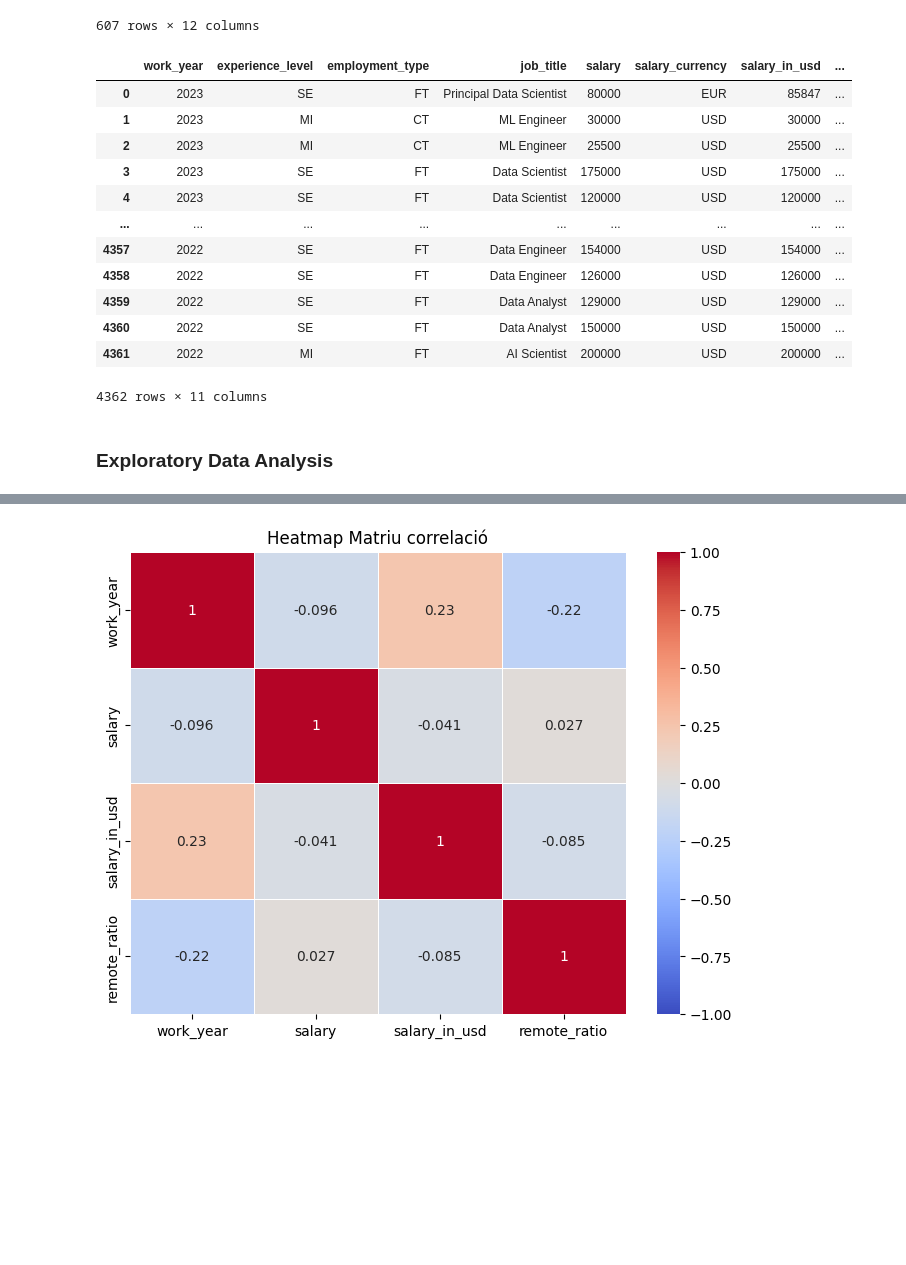
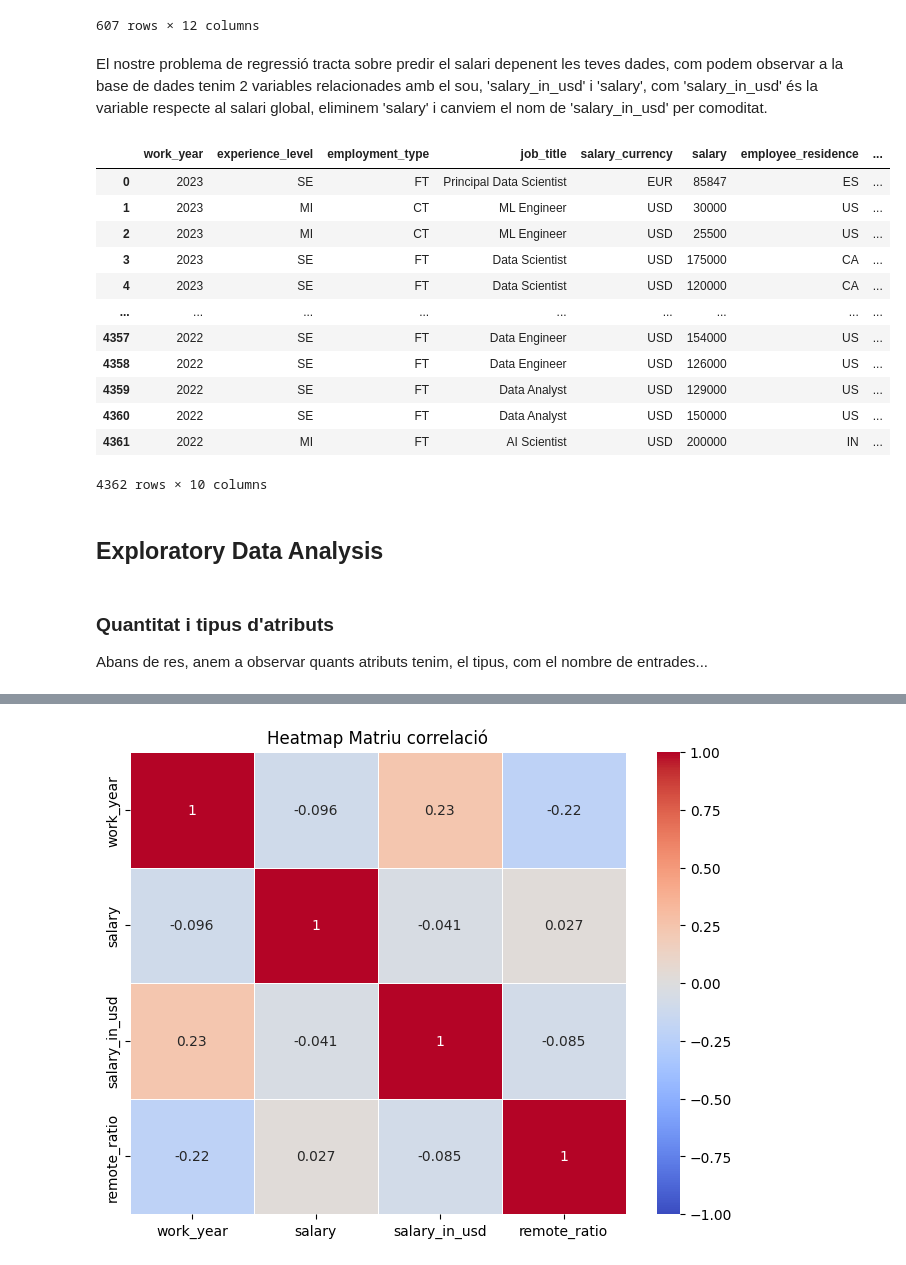
Before and after one commit to ssaaaam/datascience_salaries, a Jupyter notebook: caskagglef.ipynb, the cells around one changed output, grey strips where cells are left out. Saved outputs shown, nothing was run; the diff lists cells and outputs as text; code cells hidden in the pictures; blank space fills up the shorter version.

```diff
--- a/caskagglef.ipynb
+++ b/caskagglef.ipynb
@@ -46,34 +54,39 @@ df2
 | 605 | 605 | 2022 | SE | FT | Data Analyst | 150000 | USD | ... |
 | 606 | 606 | 2022 | MI | FT | AI Scientist | 200000 | USD | ... |
 607 rows × 12 columns
+# %% [markdown]
+El nostre problema de regressió tracta sobre predir el salari depenent les teves dades, com podem observar a la base de dades tenim 2 variables relacionades amb el sou, 'salary_in_usd' i 'salary', com 'salary_in_usd' és la variable respecte al salari global, eliminem 'salary' i canviem el nom de 'salary_in_usd' per comoditat.
 # %%
 # Eliminem atributs innecesaris
-att_to_delete = []
-#att_to_delete = ['salary']
+att_to_delete = ['salary']
 df_1 = df1.drop(att_to_delete, axis=1)
 
 att_to_delete_df2 = att_to_delete
 att_to_delete_df2.append(df2.columns[0])
 df_2 = df2.drop(att_to_delete_df2, axis=1)
 # Concatenem els datasets
 df = pd.concat([df_1, df_2], ignore_index=True)
-#df = df.rename(columns={'salary_in_usd': 'salary'})
+df = df.rename(columns={'salary_in_usd':'salary'})
 df
 # %% [output]
-|  | work_year | experience_level | employment_type | job_title | salary | salary_currency | salary_in_usd | ... |
-| 0 | 2023 | SE | FT | Principal Data Scientist | 80000 | EUR | 85847 | ... |
-| 1 | 2023 | MI | CT | ML Engineer | 30000 | USD | 30000 | ... |
-| 2 | 2023 | MI | CT | ML Engineer | 25500 | USD | 25500 | ... |
-| 3 | 2023 | SE | FT | Data Scientist | 175000 | USD | 175000 | ... |
-| 4 | 2023 | SE | FT | Data Scientist | 120000 | USD | 120000 | ... |
+|  | work_year | experience_level | employment_type | job_title | salary_currency | salary | employee_residence | ... |
+| 0 | 2023 | SE | FT | Principal Data Scientist | EUR | 85847 | ES | ... |
+| 1 | 2023 | MI | CT | ML Engineer | USD | 30000 | US | ... |
+| 2 | 2023 | MI | CT | ML Engineer | USD | 25500 | US | ... |
+| 3 | 2023 | SE | FT | Data Scientist | USD | 175000 | CA | ... |
+| 4 | 2023 | SE | FT | Data Scientist | USD | 120000 | CA | ... |
 | ... | ... | ... | ... | ... | ... | ... | ... | ... |
-| 4357 | 2022 | SE | FT | Data Engineer | 154000 | USD | 154000 | ... |
-| 4358 | 2022 | SE | FT | Data Engineer | 126000 | USD | 126000 | ... |
-| 4359 | 2022 | SE | FT | Data Analyst | 129000 | USD | 129000 | ... |
-| 4360 | 2022 | SE | FT | Data Analyst | 150000 | USD | 150000 | ... |
-| 4361 | 2022 | MI | FT | AI Scientist | 200000 | USD | 200000 | ... |
+| 4357 | 2022 | SE | FT | Data Engineer | USD | 154000 | US | ... |
+| 4358 | 2022 | SE | FT | Data Engineer | USD | 126000 | US | ... |
+| 4359 | 2022 | SE | FT | Data Analyst | USD | 129000 | US | ... |
+| 4360 | 2022 | SE | FT | Data Analyst | USD | 150000 | US | ... |
+| 4361 | 2022 | MI | FT | AI Scientist | USD | 200000 | IN | ... |
-4362 rows × 11 columns
+4362 rows × 10 columns
 # %% [markdown]
-### Exploratory Data Analysis
+## Exploratory Data Analysis
+# %% [markdown]
+### Quantitat i tipus d'atributs
+
+Abans de res, anem a observar quants atributs tenim, el tipus, com el nombre de entrades...
 # %%
 df.info()
```
Also changed, not shown: parts of 86 cells of this notebook.
